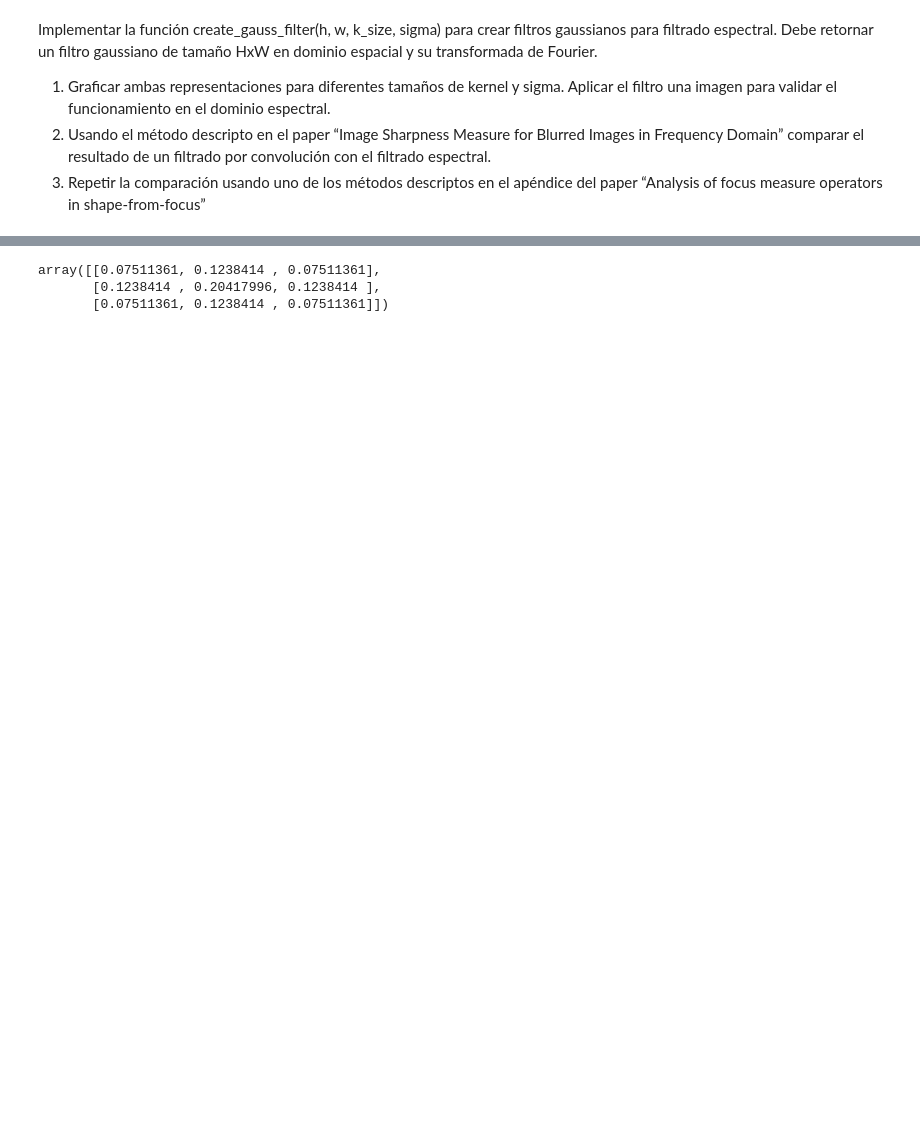
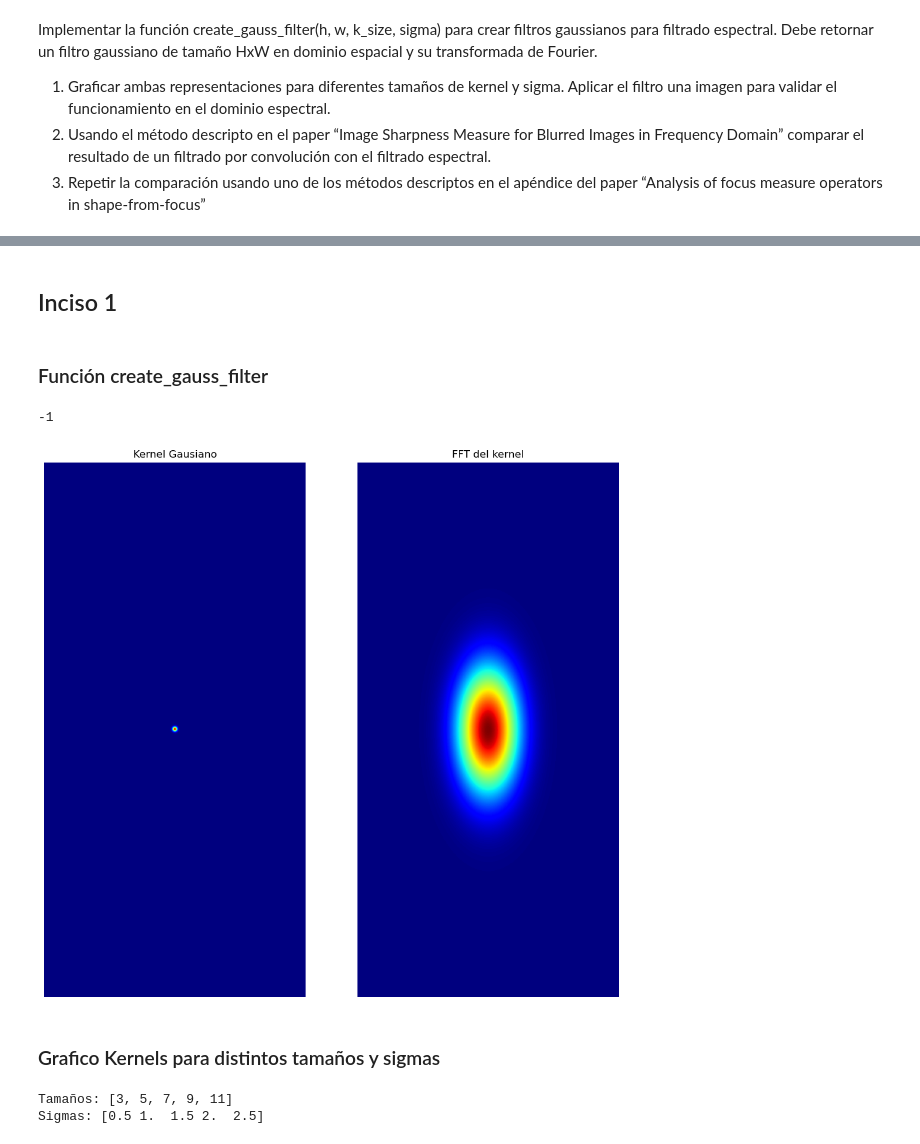
Before and after one commit to juanpsch/vision_computadora_I, a Jupyter notebook: Material_TPs/TP2/TP2.ipynb, the cells around one changed output, grey strips where cells are left out. Cells and saved outputs as stored; diff of their text form; code cells hidden in the pictures; blank space fills up the shorter version.

Commit message:
TP2-Inciso1

```diff
--- a/Material_TPs/TP2/TP2.ipynb
+++ b/Material_TPs/TP2/TP2.ipynb
@@ -20,10 +18,13 @@ Using matplotlib backend: <object object at 0x...>
+# %% [markdown]
+## Inciso 1
+# %% [markdown]
+### Función create_gauss_filter
 # %%
-def create_gauss_filter(h, w, k_size, sigma):
+def create_gauss_filter(h, w, k_size=5, sigma=5):
+
     '''
-    ¿¿¿Devuelve una imagen filtrada mediante filtro
-    gaussiano espectral???
-    O devuelve el filtro?
-    No se bien que devuelve
+    Devuelve kernel en dominio espacial y kernel en dominio espectral
+
     -------------------------------------------------------
     Parámetros:
     param h: alto de la imagen
@@ -31,16 +32,53 @@ def create_gauss_filter(h, w, k_size, sigma):
     param k_size: Tamaño del núcleo, positivo impar (3,5,...)
     param sigma:  Desvío estándar de la Gaussiana. Si no es positivo, se calcula como sigma = 0.3*((ksize-1)*0.5 - 1) + 0.8
     '''
+
+    # Creo el kernel 1d y a partir de el genero el kernel 2d
     kernel_1d = cv.getGaussianKernel(ksize=k_size, sigma=sigma)
     kernel_2d = kernel_1d * kernel_1d.T
 
-    filter = kernel_2d
+    # Hago el pad para completar el tamaño de la imagen con ceros
+    h1 = np.floor((h - k_size)/2).astype(int)
+    h2 = np.ceil((h - k_size)/2).astype(int)
+    w1 = np.floor((w - k_size)/2).astype(int)
+    w2 = np.ceil((w - k_size)/2).astype(int)
+    kernel = np.pad(kernel_2d, ((h1,h2),(w1,w2)), 'constant')
 
-    return filter
+    # Aplico la transformada
+    kernel_ftt = np.fft.fft2(kernel)
+
+    # llevo la baja frec al origen para acomodar la visualizacion
+    # kernel_ftt = np.fft.fftshift(kernel_ftt)
+
+    return kernel, kernel_ftt
-# %%
-
-create_gauss_filter(10,10,3,1)
-# %% [output]
-array([[0.07511361, 0.1238414 , 0.07511361],
-       [0.1238414 , 0.20417996, 0.1238414 ],
-       [0.07511361, 0.1238414 , 0.07511361]])
+# %%
+h = 698
+w = 341
+
+kernel, kernel_tf = create_gauss_filter(h, w, k_size=15, sigma=2)
+
+plt.figure(figsize=(12,12))
+plt.subplot(1,2,1)
+plt.axis('off')
+plt.title("Kernel Gausiano")
+plt.imshow(kernel, cmap='jet')
+plt.subplot(1,2,2)
+plt.axis('off')
+plt.title("FFT del kernel")
+tf_shifted = np.fft.fftshift(kernel_tf)
+plt.imshow(np.abs(tf_shifted), cmap='jet')
+
+cv.waitKey(0)
+# %% [output]
+-1
+[figure, added]
+# %% [markdown]
+### Grafico Kernels para distintos tamaños y sigmas
+# %%
+sizes = [3,5,7,9,11]
+sigmas = np.arange(0.5,3,0.5)
+print ('Tamaños:', sizes)
+print('Sigmas:', sigmas)
+# %% [output]
+Tamaños: [3, 5, 7, 9, 11]
+Sigmas: [0.5 1.  1.5 2.  2.5]
```
Also changed, not shown: parts of 7 cells of this notebook, 2 other files.
